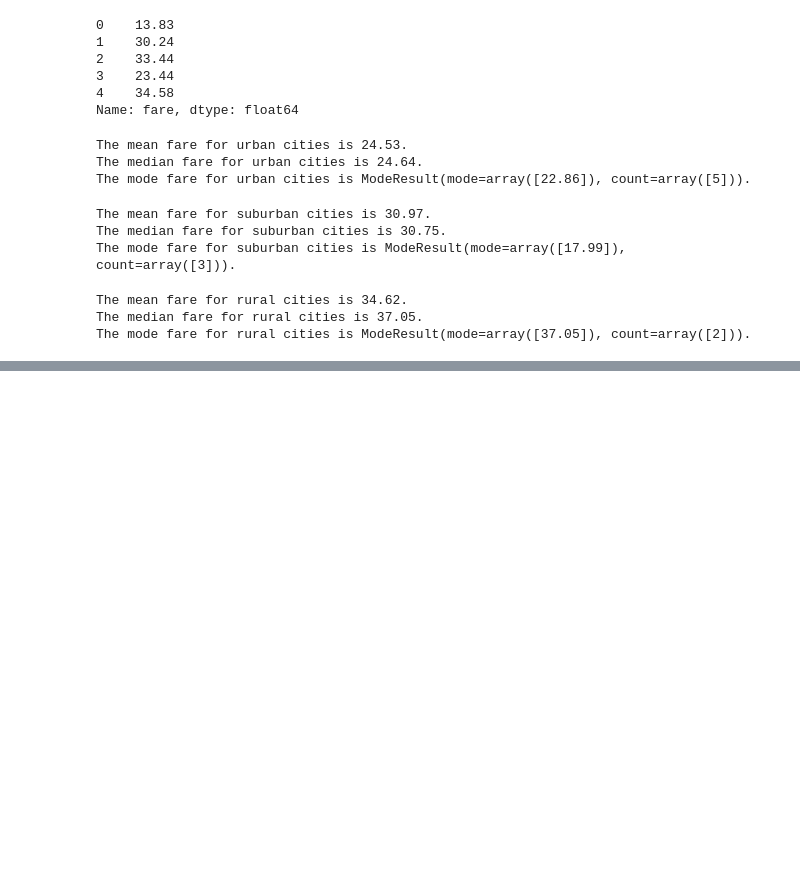
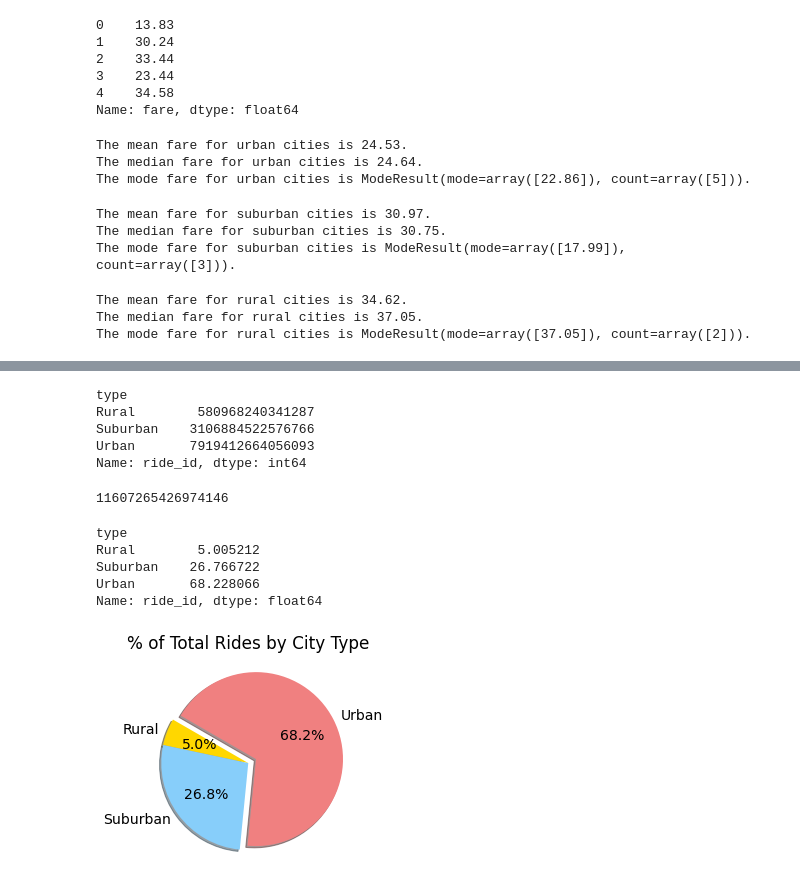
Before and after one commit to kowiak89/PyBer_Analysis, a Jupyter notebook: Pyber_Analysis.ipynb, the cells around one changed output, grey strips where cells are left out. Drawn from its saved outputs; the diff is of its cells as text; code cells hidden in the pictures; blank space fills up the shorter version.

Commit message:
ride count pie chart

```diff
--- a/Pyber_Analysis.ipynb
+++ b/Pyber_Analysis.ipynb
@@ -752,0 +753,40 @@ plt.show()
+# %%
+# Get the sum of the number of rides for each city type.
+sum_ride_counts_by_type = pyber_data_df.groupby(["type"]).sum()["ride_id"]
+sum_ride_counts_by_type
+# %% [output]
+type
+Rural        580968240341287
+Suburban    3106884522576766
+Urban       7919412664056093
+Name: ride_id, dtype: int64
+# %%
+# Get the total number of rides
+sum_ride_counts_total = pyber_data_df['ride_id'].sum()
+sum_ride_counts_total
+# %% [output]
+11607265426974146
+# %%
+# Get the percentages by type for number of rides
+ride_counts_percentage = sum_ride_counts_by_type / sum_ride_counts_total * 100
+ride_counts_percentage
+# %% [output]
+type
+Rural        5.005212
+Suburban    26.766722
+Urban       68.228066
+Name: ride_id, dtype: float64
+# %%
+# Make the pie chart for number of ride percentages based on city type
+plt.pie(ride_counts_percentage,
+        labels=["Rural", "Suburban", "Urban"],
+       colors=["gold", "lightskyblue", "lightcoral"],
+       explode=[0, 0, 0.1],
+       autopct='%1.1f%%',
+       shadow=True, startangle=150)
+plt.title("% of Total Rides by City Type")
+
+# Change the default font size from 10 to 14.
+mpl.rcParams['font.size'] = 14
+# %% [output]
+[figure, added]
```
Also changed, not shown: parts of 42 cells of this notebook, 1 other file.
